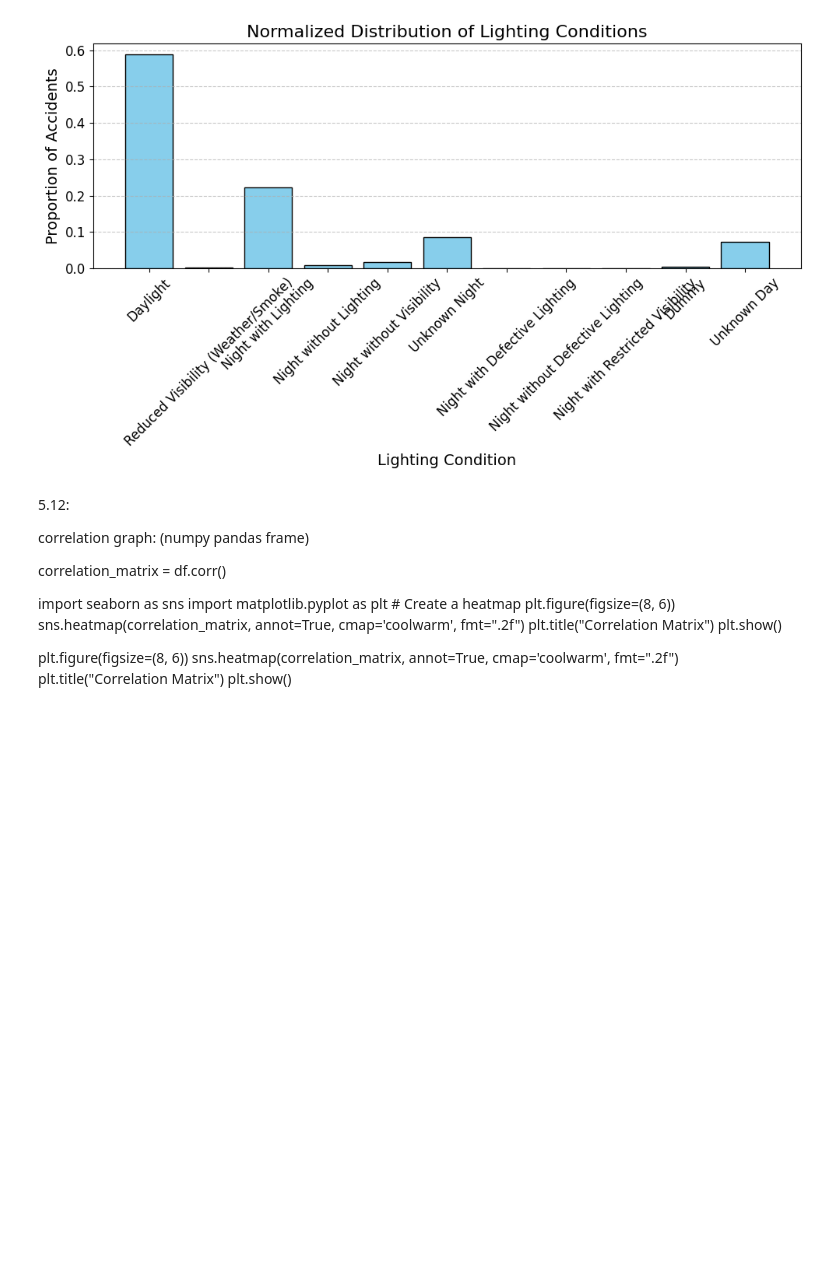
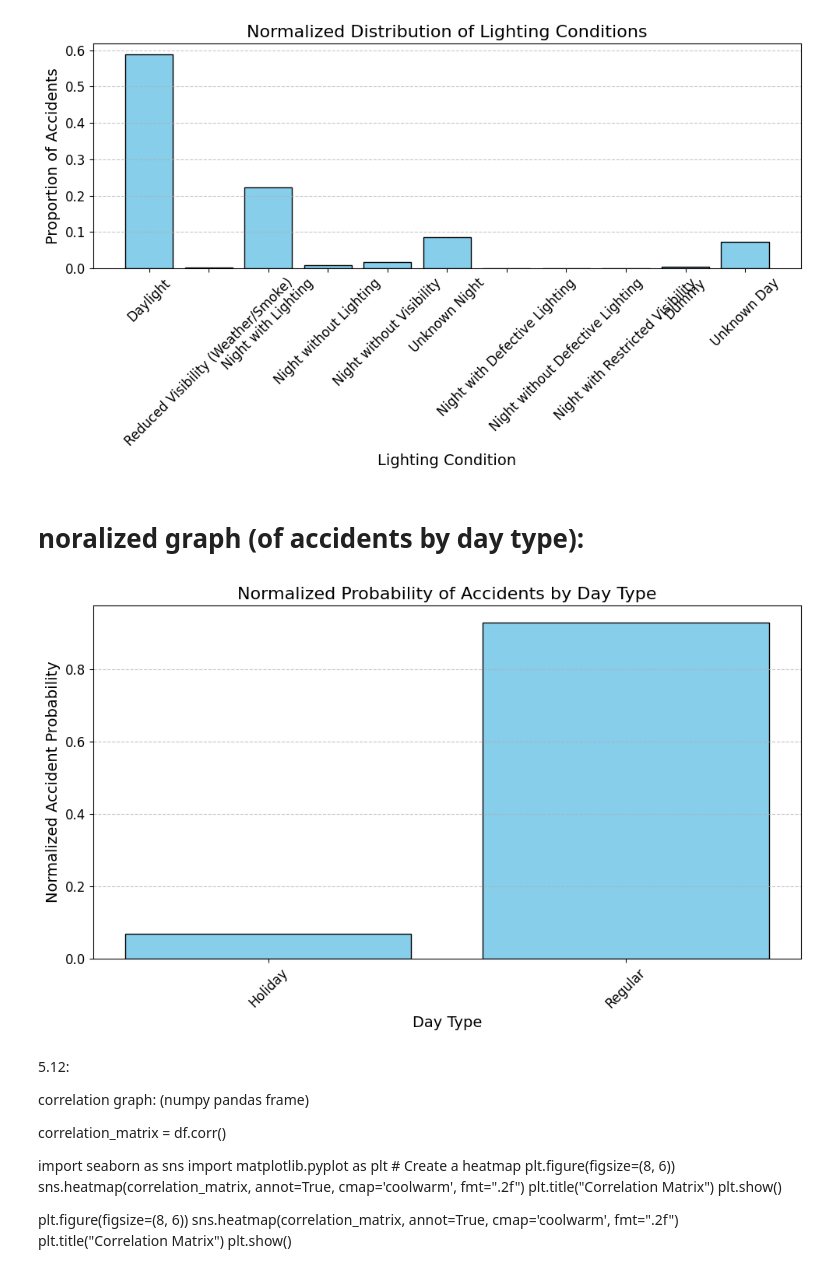
Before and after one commit to zaurusman/Project-RideShare, a Jupyter notebook: project_rIdeshare.ipynb, the cells around one changed output. Cells and saved outputs as stored; diff of their text form; code cells hidden in the pictures; blank space fills up the shorter version.

```diff
--- a/project_rIdeshare.ipynb
+++ b/project_rIdeshare.ipynb
@@ -429,6 +429,69 @@ Total number of non-empty rows in the combined dataset: 58060
 Field 'MERKAZI' is missing from the dataset. Skipping...
 [figure]
 [figure]
+# %% [markdown]
+# noralized graph (of accidents by day type):
+# %%
+import pandas as pd
+import matplotlib.pyplot as plt
+
+# Paths to datasets for all years
+file_paths = {
+    2018: './Datasets/data_accidents_israel_by_year/2018/2018_data.csv',
+    2019: './Datasets/data_accidents_israel_by_year/2019/2019_data.csv',
+    2020: './Datasets/data_accidents_israel_by_year/2020/2020_data.csv',
+    2021: './Datasets/data_accidents_israel_by_year/2021/2021_data.csv',
+    2022: './Datasets/data_accidents_israel_by_year/2022/2022_data.csv'
+}
+
+# Load and combine datasets
+all_data = []
+for year, path in file_paths.items():
+    try:
+        data = pd.read_csv(path)
+        data['Year'] = year
+        all_data.append(data)
+    except FileNotFoundError:
+        print(f"File for {year} not found at path: {path}")
+
+combined_data = pd.concat(all_data, ignore_index=True)
+
+# Map `SUG_YOM` to readable labels
+sug_yom_mapping = {
+    1: "Holiday", 2: "Holiday Eve", 3: "Intermediate Days", 4: "Regular"
+}
+combined_data['SUG_YOM_Name'] = combined_data['SUG_YOM'].map(sug_yom_mapping)
+
+# Day type proportions based on provided statistics
+day_type_distribution = {
+    "Holiday": 0.19,  # 19% of the year
+    "Regular": 0.81   # 81% of the year
+}
+
+# Count occurrences for each day type
+day_type_counts = combined_data['SUG_YOM_Name'].value_counts().reindex(day_type_distribution.keys(), fill_value=0)
+
+# Normalize the counts by day type proportion
+normalized_day_type_counts = day_type_counts / pd.Series(day_type_distribution)
+
+# Normalize to probabilities (between 0 and 1)
+final_normalized_proportions = normalized_day_type_counts / normalized_day_type_counts.sum()
+
+# Plot the normalized graph
+plt.figure(figsize=(10, 6))
+plt.bar(final_normalized_proportions.index, final_normalized_proportions.values, edgecolor='black', color='skyblue')
+plt.title("Normalized Probability of Accidents by Day Type", fontsize=16)
+plt.xlabel("Day Type", fontsize=14)
+plt.ylabel("Normalized Accident Probability", fontsize=14)
+plt.xticks(fontsize=12, rotation=45)
+plt.yticks(fontsize=12)
+plt.grid(axis='y', linestyle='--', alpha=0.7)
+plt.tight_layout()
+
+# Show the graph
+plt.show()
+# %% [output]
+[figure, added]
 # %% [markdown]
 5.12:
 
```
